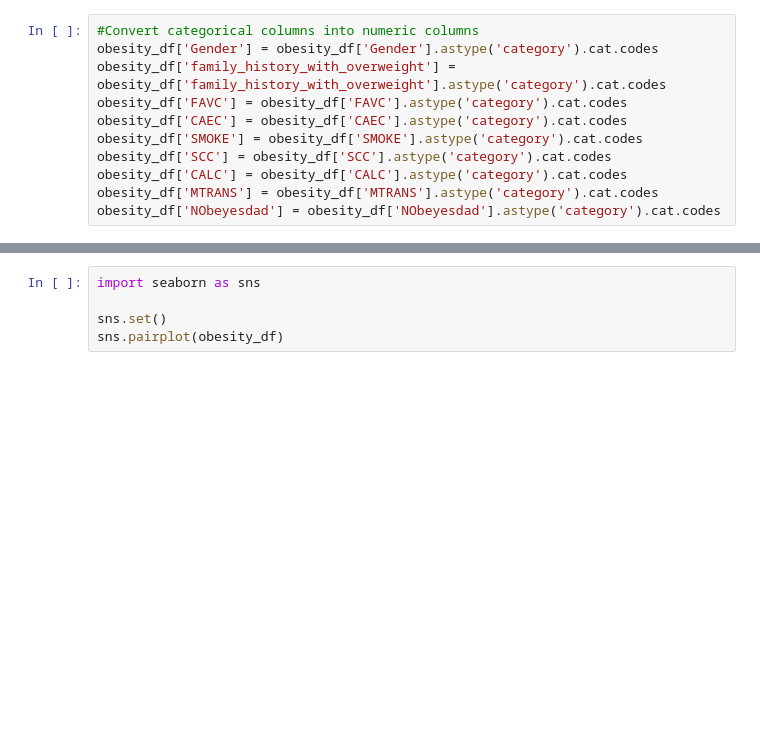
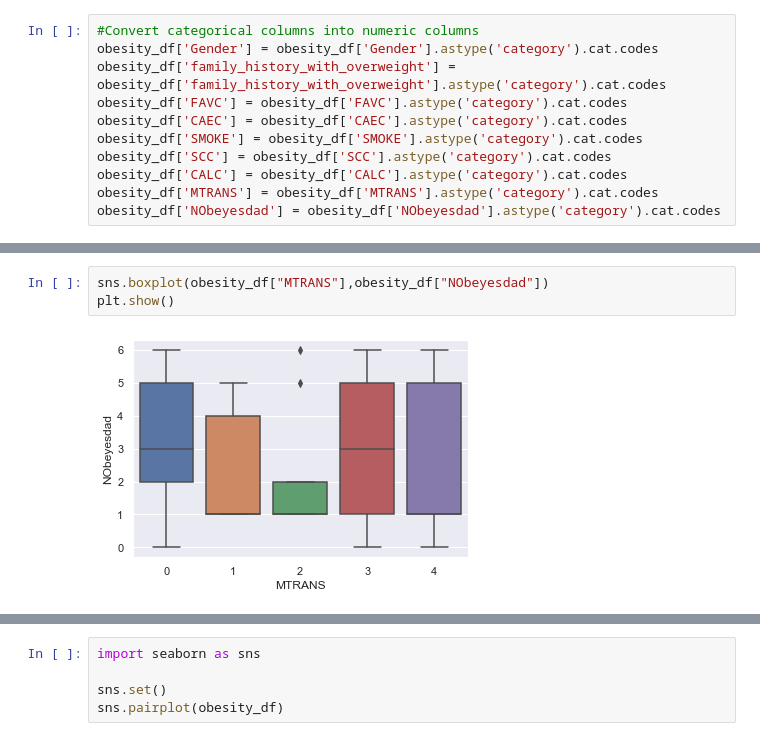
Before and after one commit to sonalidesarda/Estimation_of_obesity_levels, a Jupyter notebook: ExploratoryDataAnalysis.ipynb, the cells around one changed output, grey strips where cells are left out. Cells and saved outputs as stored; diff of their text form; blank space fills up the shorter version.

```diff
--- a/ExploratoryDataAnalysis.ipynb
+++ b/ExploratoryDataAnalysis.ipynb
@@ -165,3 +170,8 @@ for column in obesity_df:
+# %%
+sns.boxplot(obesity_df["MTRANS"],obesity_df["NObeyesdad"])
+plt.show()
+# %% [output]
+[figure, added]
 # %%
 #(part 4) For all columns, visualize distribution of the data using histogram.
 #Comment on the data’s modality (i.e., bimodal, trimodal, etc.)
```
Also changed, not shown: parts of 28 cells of this notebook.
